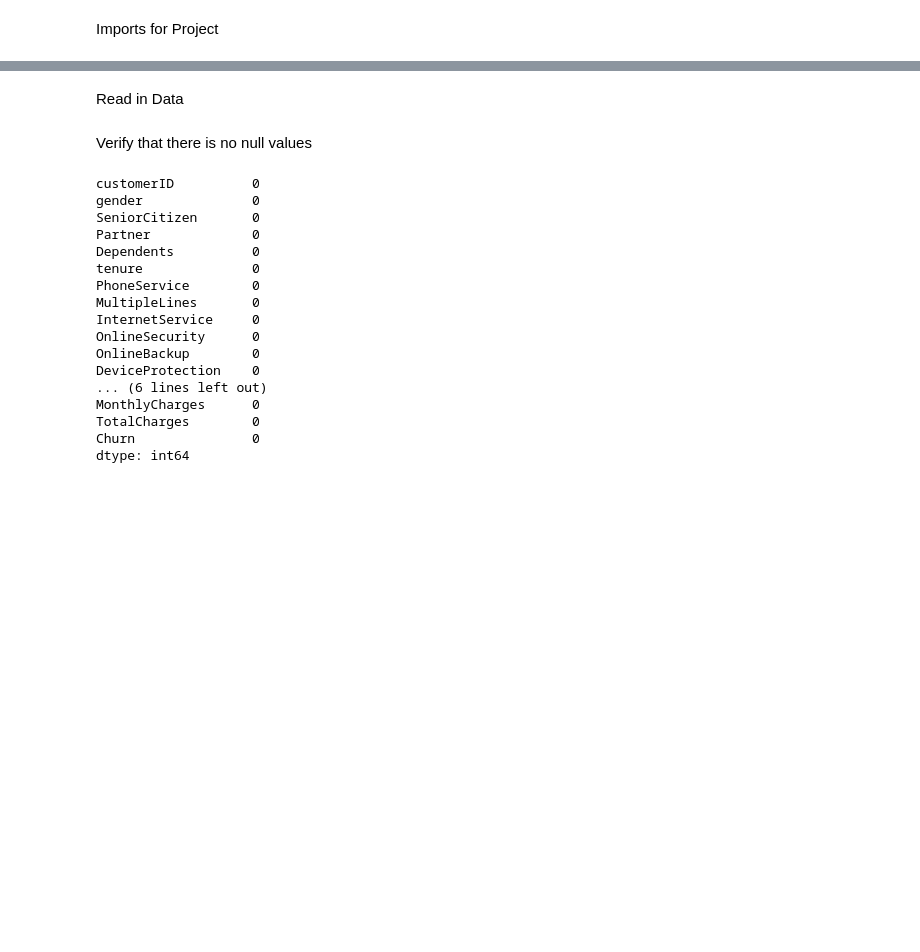
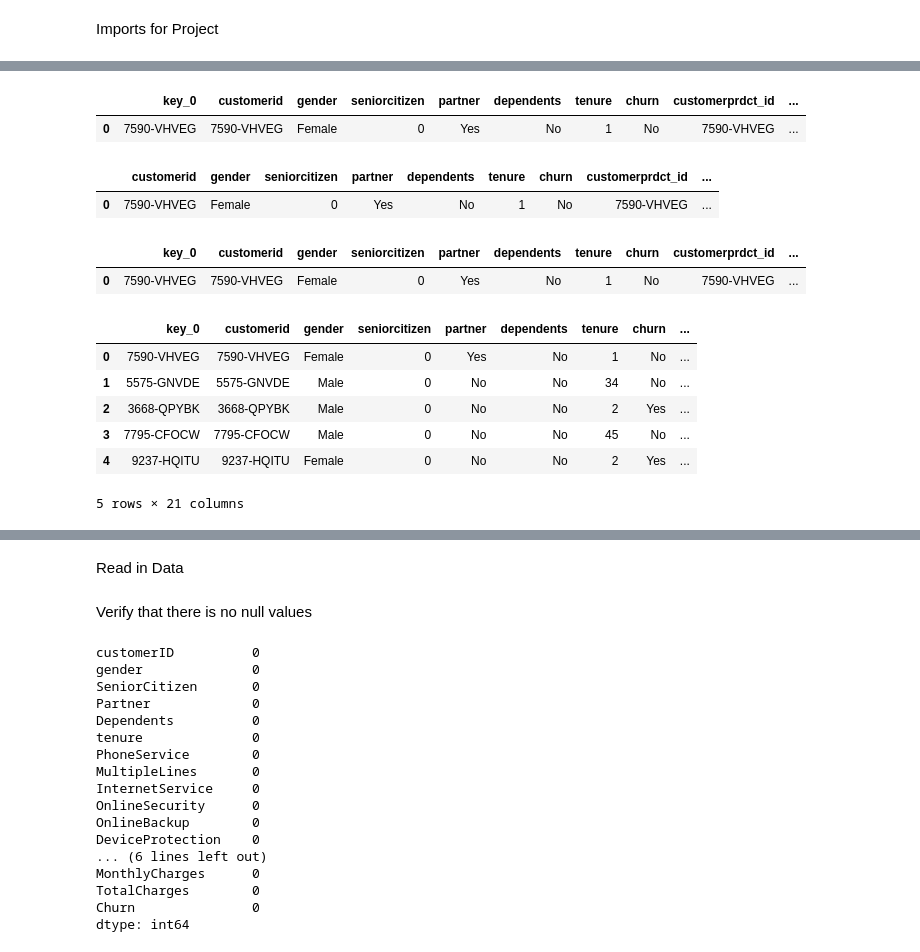
Before and after one commit to UCF-Data-Analytics-Group-Project/Final_Project, a Jupyter notebook: Churn_Prediction.ipynb, the cells around one changed output, grey strips where cells are left out. Drawn from its saved outputs; the diff is of its cells as text; code cells hidden in the pictures; blank space fills up the shorter version.

```diff
--- a/Churn_Prediction.ipynb
+++ b/Churn_Prediction.ipynb
@@ -74,0 +96,22 @@ print (df)
+# %%
+df[:1]
+# %% [output]
+|  | key_0 | customerid | gender | seniorcitizen | partner | dependents | tenure | churn | customerprdct_id | ... |
+| 0 | 7590-VHVEG | 7590-VHVEG | Female | 0 | Yes | No | 1 | No | 7590-VHVEG | ... |
+# %%
+df = df.drop(["key_0"], axis=1)
+# %%
+df[:1]
+# %% [output]
+|  | customerid | gender | seniorcitizen | partner | dependents | tenure | churn | customerprdct_id | ... |
+| 0 | 7590-VHVEG | Female | 0 | Yes | No | 1 | No | 7590-VHVEG | ... |
+# %%
+#merge billing into df dataframe and update df
+df = pd.merge(df,Billingdf, on = df["customerid"])
+# %%
+df[:1]
+# %% [output]
+|  | key_0 | customerid | gender | seniorcitizen | partner | dependents | tenure | churn | customerprdct_id | ... |
+| 0 | 7590-VHVEG | 7590-VHVEG | Female | 0 | Yes | No | 1 | No | 7590-VHVEG | ... |
+# %%
+df = df.drop(["key_0"], axis=1)
@@ -74,0 +121,10 @@ print (df)
+# %%
+df[:5]
+# %% [output]
+|  | key_0 | customerid | gender | seniorcitizen | partner | dependents | tenure | churn | ... |
+| 0 | 7590-VHVEG | 7590-VHVEG | Female | 0 | Yes | No | 1 | No | ... |
+| 1 | 5575-GNVDE | 5575-GNVDE | Male | 0 | No | No | 34 | No | ... |
+| 2 | 3668-QPYBK | 3668-QPYBK | Male | 0 | No | No | 2 | Yes | ... |
+| 3 | 7795-CFOCW | 7795-CFOCW | Male | 0 | No | No | 45 | No | ... |
+| 4 | 9237-HQITU | 9237-HQITU | Female | 0 | No | No | 2 | Yes | ... |
+5 rows × 21 columns
```
Also changed, not shown: parts of 17 cells of this notebook, 2 other files.
